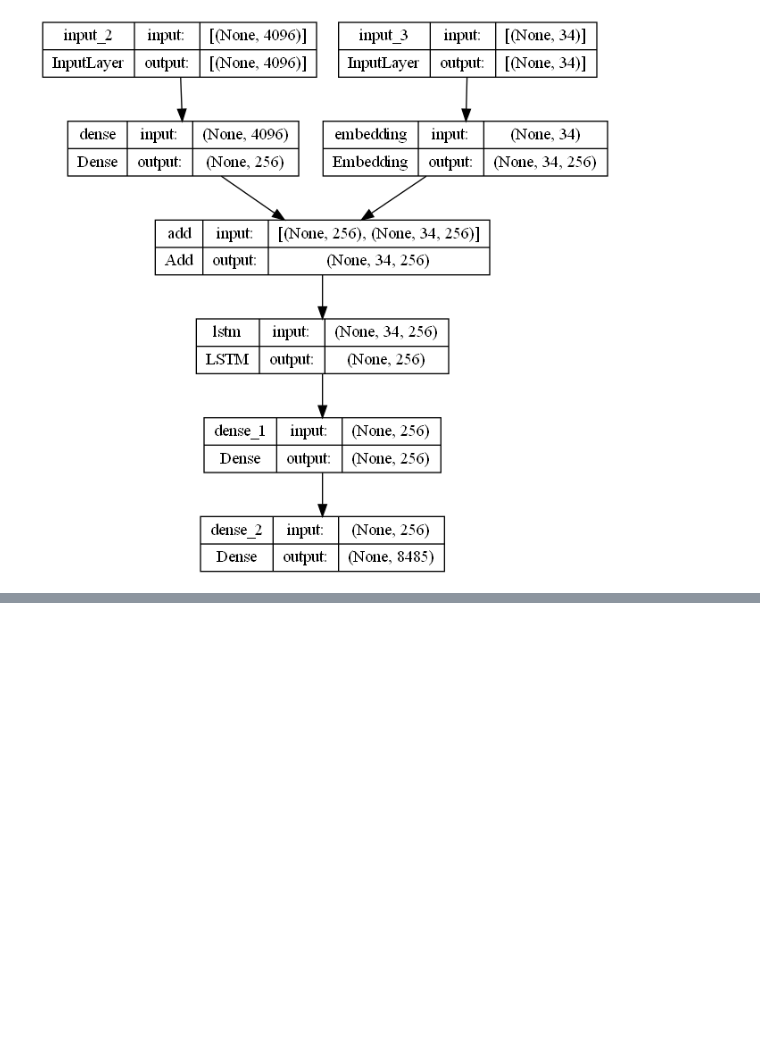
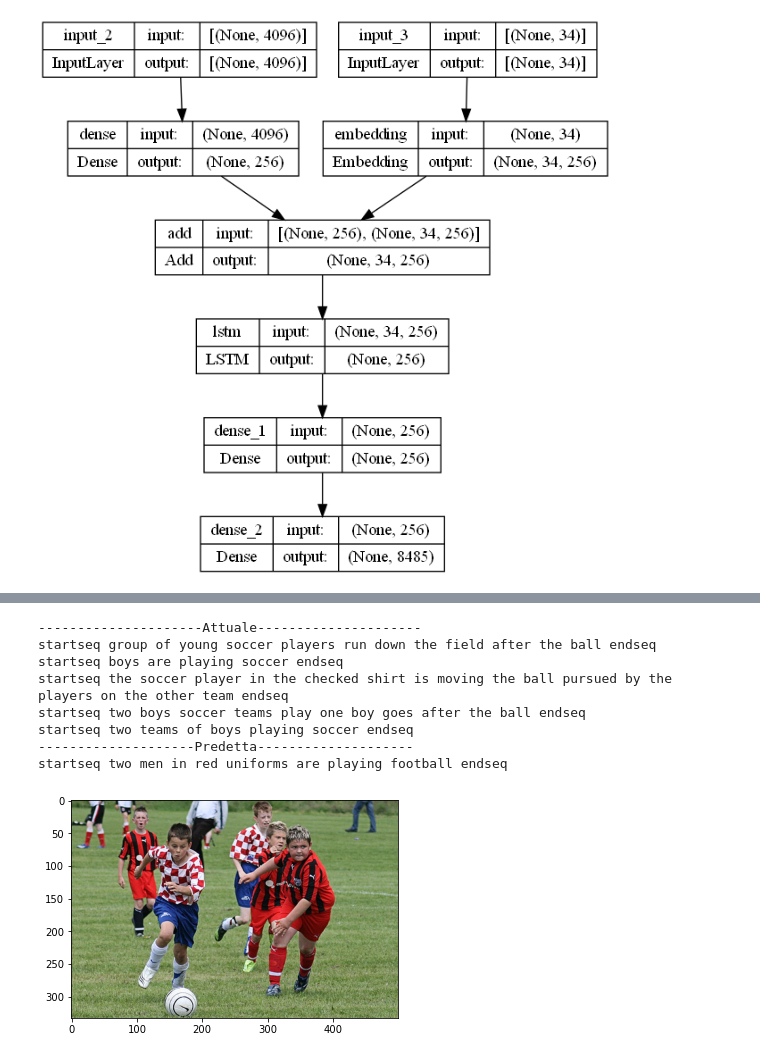
Before and after one commit to Rick8998/ProgettoDeepLearning, a Jupyter notebook: ImageCaption/imageCaption.ipynb, the cells around one changed output, grey strips where cells are left out. Cells and saved outputs as stored; diff of their text form; code cells hidden in the pictures; blank space fills up the shorter version.

```diff
--- a/ImageCaption/imageCaption.ipynb
+++ b/ImageCaption/imageCaption.ipynb
@@ -336,0 +368,13 @@ startseq two dogs play on the ground endseq
+# %%
+
+generate_caption("560278886_df4bd2e212.jpg")
+# %% [output]
+---------------------Attuale---------------------
+startseq group of young soccer players run down the field after the ball endseq
+startseq boys are playing soccer endseq
+startseq the soccer player in the checked shirt is moving the ball pursued by the players on the other team endseq
+startseq two boys soccer teams play one boy goes after the ball endseq
+startseq two teams of boys playing soccer endseq
+--------------------Predetta--------------------
+startseq two men in red uniforms are playing football endseq
+[figure, added]
```
Also changed, not shown: parts of 13 cells of this notebook, 1 other file.
